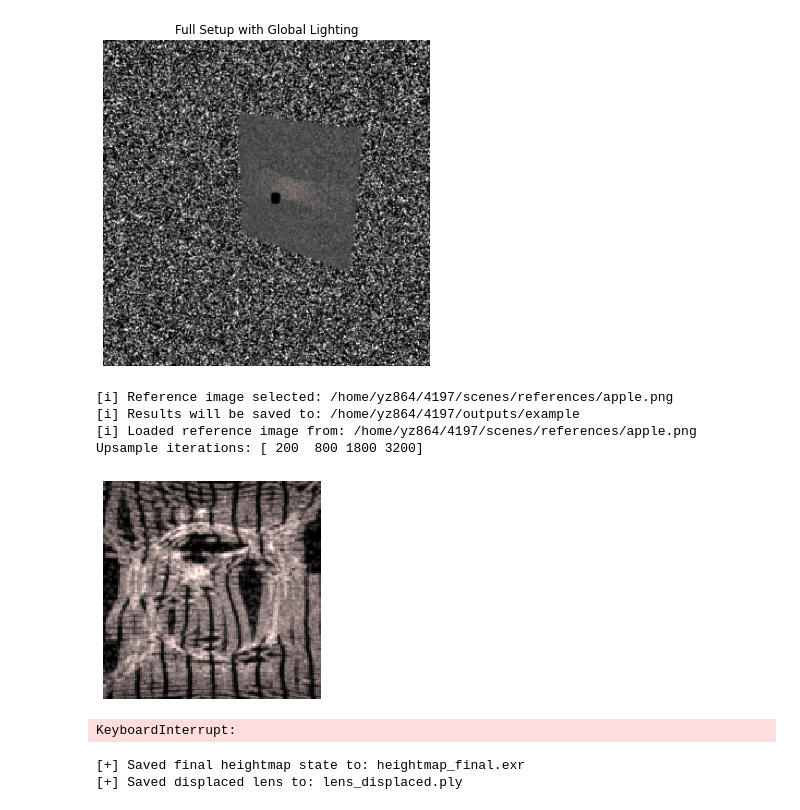
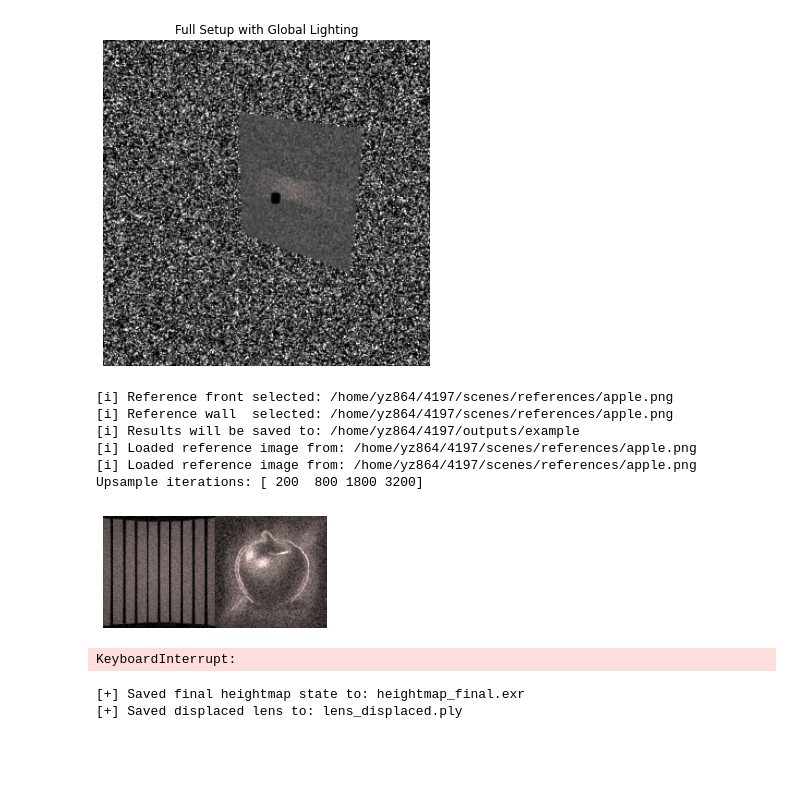
Before and after one commit to theREALevan/Optimized-Caustics, a Jupyter notebook: Revised_4197_Final_Caustics.ipynb, the cells around one changed output. Cells and saved outputs as stored; diff of their text form; code cells hidden in the pictures; blank space fills up the shorter version.

```diff
--- a/Revised_4197_Final_Caustics.ipynb
+++ b/Revised_4197_Final_Caustics.ipynb
@@ -318,18 +318,22 @@ SCENE_DIR = realpath('/home/yz864/4197/scenes')
 
 CONFIGS = {
     'example': {
-        'emitter': 'bayer',
-        'reference': join(SCENE_DIR, 'references/apple.png'),
-        # override default mesh resolution to double vertical sampling
-        'lens_res': (1024, 2048),
+        'emitter':         'bayer',
+        'reference_front': join(SCENE_DIR, 'references/apple.png'),
+        'reference_wall':  join(SCENE_DIR, 'references/apple.png'),
+        'lens_res':        (1024, 2048),
     },
 }
+
 
 # Pick one of the available configurations.
 config_name = 'example'
 config = CONFIGS[config_name]
-print('[i] Reference image selected:', config['reference'])
-mi.Bitmap(config['reference'])
+print('[i] Reference front selected:', config['reference_front'])
+print('[i] Reference wall  selected:', config['reference_wall'])
+mi.Bitmap(config['reference_front'])  # load front view
+mi.Bitmap(config['reference_wall'])   # load wall view
+
 
 if 'PYTEST_CURRENT_TEST' not in os.environ:
     config.update({
@@ -481,7 +485,10 @@ lamp_to_world = (
 )
 
 scene_dict_gray = {
-    'type':'scene','sensor':sensor_wall,'integrator':integrator,
+    'type':       'scene',
+    'sensor_0':   sensor,       # front‑apple view
+    'sensor_1':   sensor_wall,  # wall‑apple view
+    'integrator': integrator,
     'simple-glass':{
         'type':'dielectric','id':'simple-glass-bsdf',
         'ext_ior':'air','int_ior':1.5,
@@ -602,9 +609,19 @@ def load_ref_image(config, resolution, output_dir):
     print('[i] Loaded reference image from:', config['reference'])
     return mi.TensorXf(b)
 
-sensor = scene.sensors()[0]
-crop_size = sensor.film().crop_size()
-image_ref   = load_ref_image(config, crop_size, output_dir)
+# unpack both sensors
+s0, s1 = scene.sensors()
+
+# get their resolutions
+res0 = s0.film().crop_size()
+res1 = s1.film().crop_size()
+
+# load front and wall references
+ref0 = load_ref_image({'reference': config['reference_front']}, res0, output_dir)
+ref1 = load_ref_image({'reference': config['reference_wall']},  res1, output_dir)
+
+refs = [ref0, ref1]
+
 
 initial_heightmap_resolution = [
     r // (2**config['n_upsampling_steps'])
@@ -649,9 +666,11 @@ def scale_independent_loss(image,ref):
     scaled_ref = ref / dr.mean(ref)
     return dr.mean(dr.square(scaled_img - scaled_ref))
 # %% [output]
-[i] Reference image selected: /home/yz864/4197/scenes/references/apple.png
+[i] Reference front selected: /home/yz864/4197/scenes/references/apple.png
+[i] Reference wall  selected: /home/yz864/4197/scenes/references/apple.png
 [i] Results will be saved to: /home/yz864/4197/outputs/example
 [i] Loaded reference image from: /home/yz864/4197/scenes/references/apple.png
+[i] Loaded reference image from: /home/yz864/4197/scenes/references/apple.png
 Upsample iterations: [ 200  800 1800 3200]
 # %%
 # ======== extra imports & live-preview initialisation (adds visualisation, changes nothing else) ========
@@ -684,21 +703,29 @@ for it in tqdm(range(iterations), desc='Optimising', ncols=0):
     # Apply displacement and update the scene BHV accordingly
     apply_displacement()
 
-    # Perform a differentiable rendering of the scene
-    image = mi.render(scene, params, seed=it, spp=2 * spp, spp_grad=spp)
+    # Render both views
+    imgs = []
+    for cam in (s0, s1):
+        img_i = mi.render(scene, params,
+                          sensor=cam,
+                          seed=it,
+                          spp=2 * spp, spp_grad=spp)
+        imgs.append(img_i)
 
     # ---------- GIF frame (every iteration) ----------------------------------
-    rgb8 = (np.clip(np.sqrt(image.numpy()), 0.0, 1.0) * 255).astype(np.uint8)
+    rgb8_0 = (np.clip(np.sqrt(imgs[0].numpy()), 0.0, 1.0) * 255).astype(np.uint8)
+    rgb8_1 = (np.clip(np.sqrt(imgs[1].numpy()), 0.0, 1.0) * 255).astype(np.uint8)
+    rgb8   = np.hstack([rgb8_0, rgb8_1])
     gif_writer.append_data(rgb8)                          ### GIF
     # -------------------------------------------------------------------------
 
-    # Scale-independent L2 function
-    loss = scale_independent_loss(image, image_ref)
+    # Joint scale-independent loss over both views
+    loss0 = scale_independent_loss(imgs[0], refs[0])
+    loss1 = scale_independent_loss(imgs[1], refs[1])
+    loss  = loss0 + loss1
 
     # Back-propagate errors to input parameters and take an optimizer step
     dr.backward(loss)
-
-    # Take a gradient step
     opt.step()
 
     # Increase resolution of the heightmap
@@ -709,40 +736,40 @@ for it in tqdm(range(iterations), desc='Optimising', ncols=0):
     params.update(opt)
 
     # Log progress
-    elapsed_ms = 1000. * (time.time() - t0)
+    elapsed_ms   = 1000. * (time.time() - t0)
     current_loss = loss.array[0]
     loss_values.append(current_loss)
     mi.Thread.thread().logger().log_progress(
         it / (iterations-1),
         f'Iteration {it:03d}: loss={current_loss:g} (took {elapsed_ms:.0f}ms)',
-        'Caustic Optimization', '')
+        'Caustic Optimization', ''
+    )
 
     # Increase rendering quality toward the end of the optimization
     if it in (int(0.7 * iterations), int(0.9 * iterations)):
         spp *= 2
         opt.set_learning_rate(0.5 * opt.lr['data'])
 
     # ---------- live preview every 10 iterations -------------------------------------------------------
     if it % 10 == 0:
-        _rgb = np.clip(np.sqrt(image.numpy()), 0.0, 1.0)       # quick γ-correction for display
         if _img_handle is None:
-            _img_handle = _ax.imshow(_rgb, interpolation='nearest')
+            _img_handle = _ax.imshow(rgb8, interpolation='nearest')
             _ax.axis('off')
             _disp_handle = display(_fig, display_id=True)
         else:
-            _img_handle.set_data(_rgb)
+            _img_handle.set_data(rgb8)
             _disp_handle.update(_fig)
     # --------------------------------------------------------------------------------------------------
 
 end_time = time.time()
 plt.close(_fig)    # clean-up the figure so the notebook shows only the final frame
 
 gif_writer.close()                                      ### GIF
 print(f'[i] Saved training sequence to {gif_path}')     ### GIF
 print(((end_time - start_time) * 1000) / iterations, ' ms per iteration on average')
 mi.set_log_level(mi.LogLevel.Info)
 # %% [output]
-[figure, old version]
+[figure, new version]
 KeyboardInterrupt:
 # %%
 # --- Save final heightmap and displaced mesh ---
```
Also changed, not shown: parts of 2 cells of this notebook.
